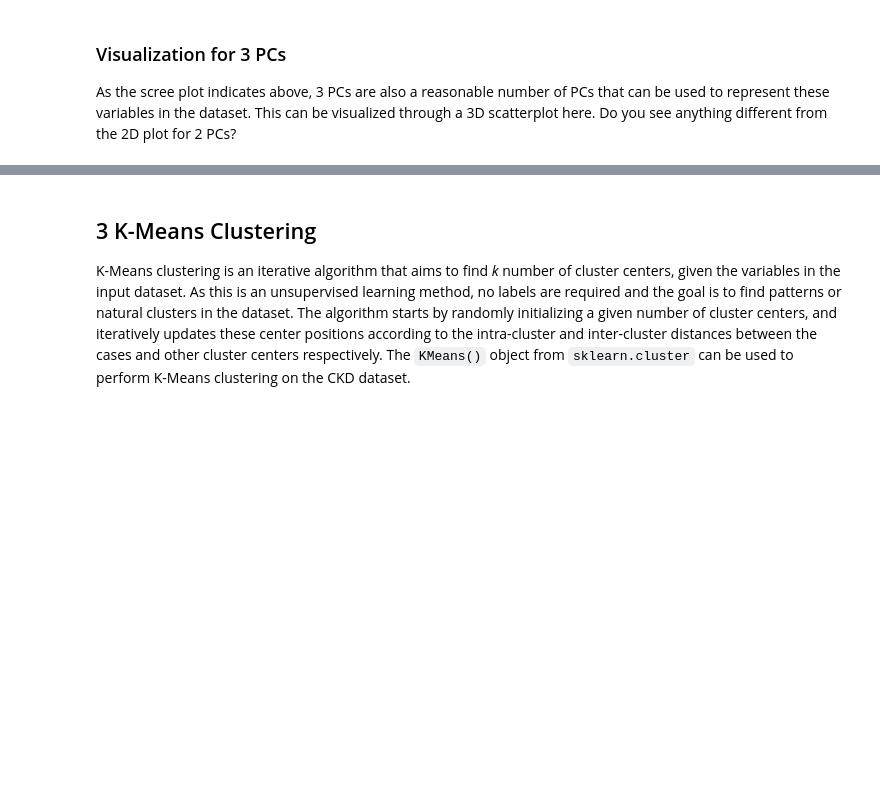
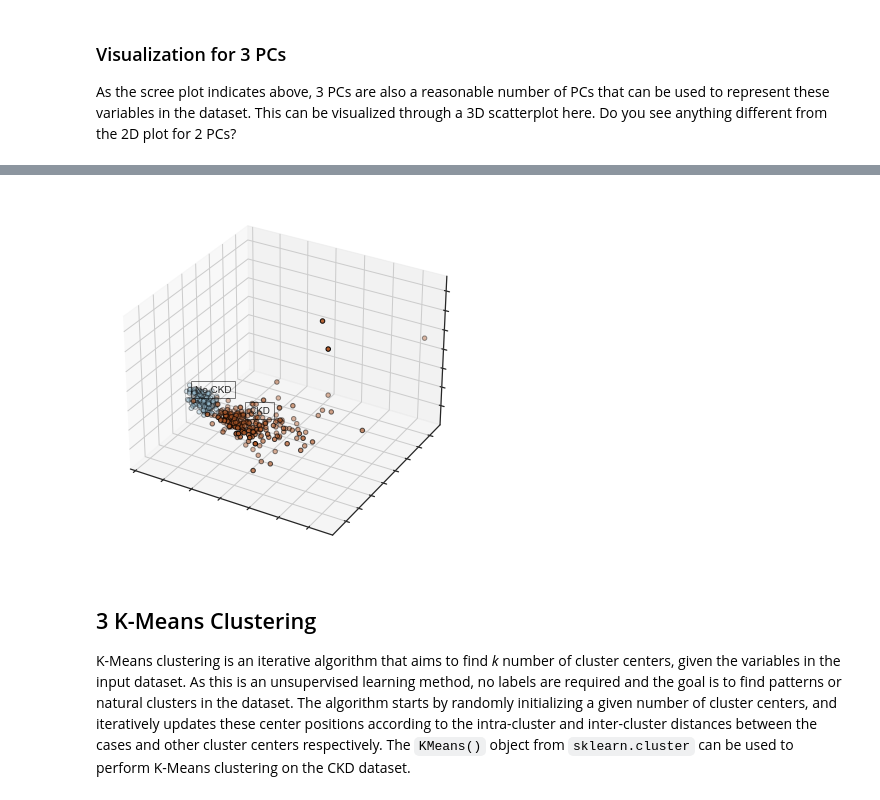
Before and after one commit to RakenduR/Lecture---Hands-on-Codes, a Jupyter notebook: Lecture 5/Lecture 5_Unsupervised Learning.ipynb, the cells around one changed output, grey strips where cells are left out. Drawn from its saved outputs; the diff is of its cells as text; code cells hidden in the pictures; blank space fills up the shorter version.

```diff
--- a/Lecture 5/Lecture 5_Unsupervised Learning.ipynb
+++ b/Lecture 5/Lecture 5_Unsupervised Learning.ipynb
@@ -287,8 +228,8 @@ plt.show()
 
 As the scree plot indicates above, 3 PCs are also a reasonable number of PCs that can be used to represent these variables in the dataset. This can be visualized through a 3D scatterplot here. Do you see anything different from the 2D plot for 2 PCs?
 # %%
-%matplotlib notebook
-fig = plt.figure(1, figsize=(4, 3))
+# %matplotlib notebook
+fig = plt.figure(1, figsize=(5, 5))
 plt.clf()
 ax = Axes3D(fig)
 
@@ -299,8 +240,8 @@ for name, label in [('No CKD', 0), ('CKD', 1)]:
               X_pca[y == label, 1].mean() + 1.5,
               X_pca[y == label, 2].mean(), name,
               horizontalalignment='center',
-              bbox=dict(alpha=.5, edgecolor='w', facecolor='w'))
-ax.scatter(X_pca[:, 0], X_pca[:, 1], X_pca[:, 2], c=y, cmap=plt.cm.Set1,
+              bbox=dict(alpha=.5, edgecolor='black', facecolor='none'))
+ax.scatter(X_pca[:, 0], X_pca[:, 1], X_pca[:, 2], c=y, cmap='Paired',
            edgecolor='k')
 
 ax.w_xaxis.set_ticklabels([])
@@ -314,3 +253,4 @@ plt.show()
+[figure, added]
 # %% [markdown]
 ## 3 K-Means Clustering
 
```
Also changed, not shown: parts of 20 cells of this notebook.
